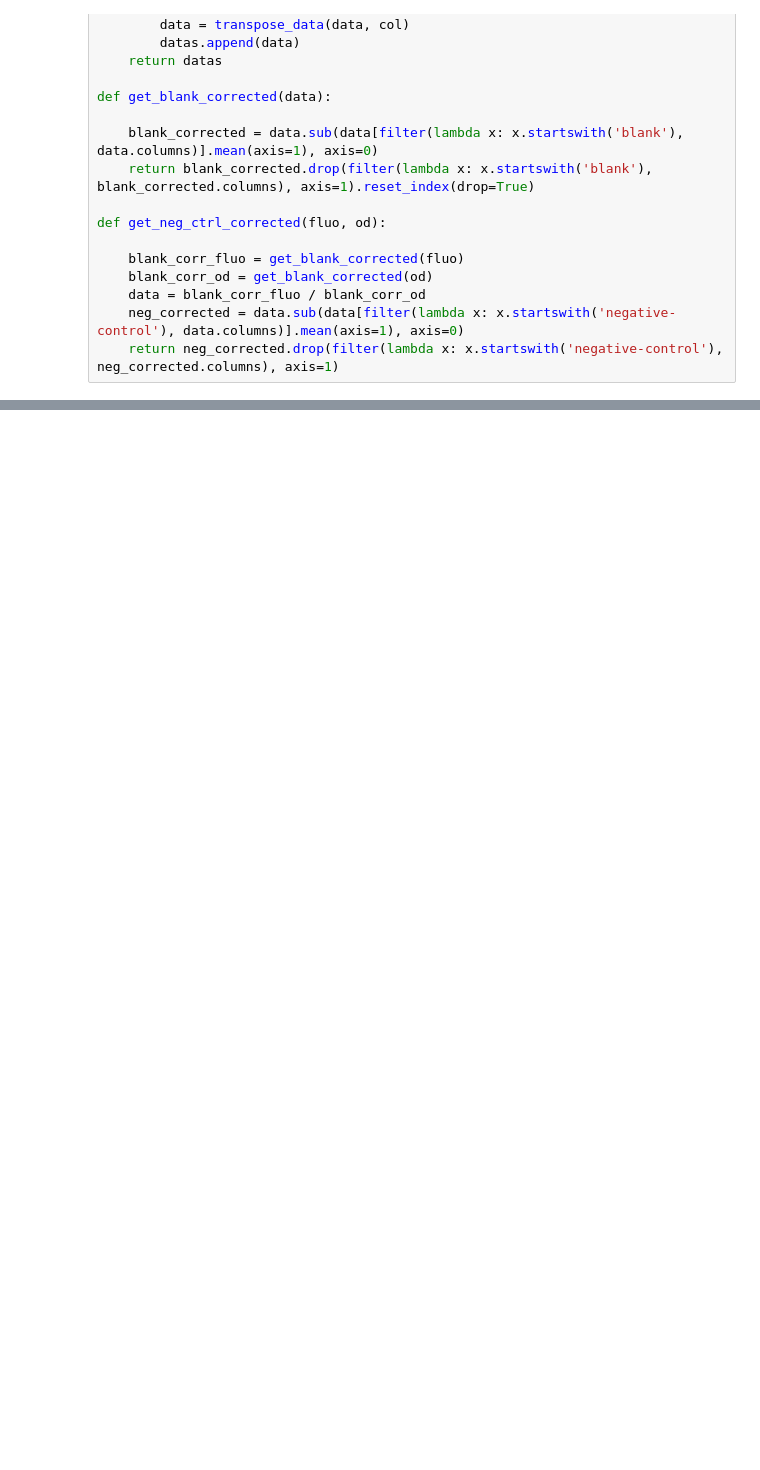
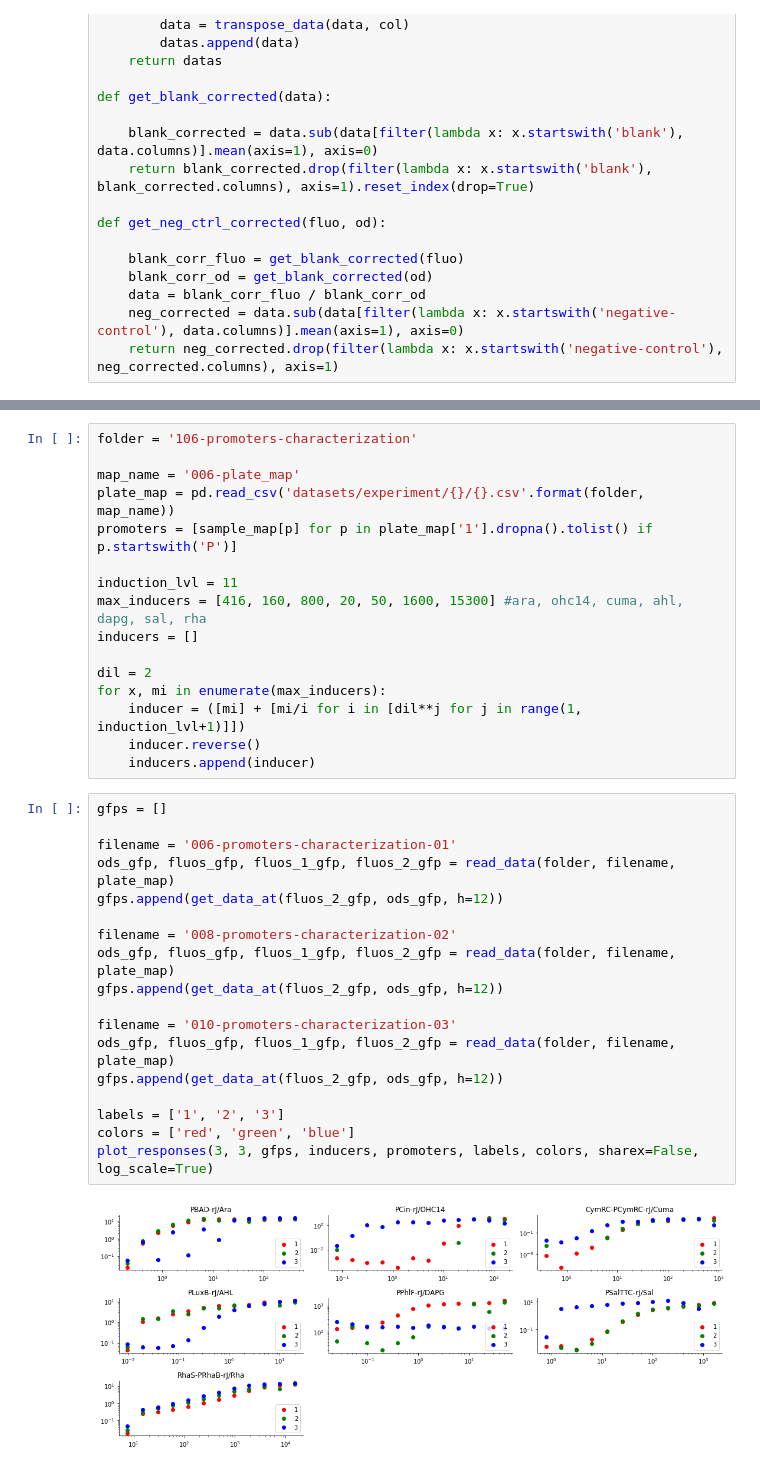
Before and after one commit to rmardian/intein-based-circuits, a Jupyter notebook: Promoters Characterization - JW.ipynb, the cells around one changed output, grey strips where cells are left out. Cells and saved outputs as stored; diff of their text form; blank space fills up the shorter version.

```diff
--- a/Promoters Characterization - JW.ipynb
+++ b/Promoters Characterization - JW.ipynb
@@ -163,0 +192,36 @@ plot_responses(3, 3, [df_gfp, df_mc], inducers, promoters, sharex=False, log_sca
+# %%
+folder = '106-promoters-characterization'
+
+map_name = '006-plate_map'
+plate_map = pd.read_csv('datasets/experiment/{}/{}.csv'.format(folder, map_name))
+promoters = [sample_map[p] for p in plate_map['1'].dropna().tolist() if p.startswith('P')]
+
+induction_lvl = 11
+max_inducers = [416, 160, 800, 20, 50, 1600, 15300] #ara, ohc14, cuma, ahl, dapg, sal, rha
+inducers = []
+
+dil = 2
+for x, mi in enumerate(max_inducers):
+    inducer = ([mi] + [mi/i for i in [dil**j for j in range(1, induction_lvl+1)]])
+    inducer.reverse()
+    inducers.append(inducer)
+# %%
+gfps = []
+
+filename = '006-promoters-characterization-01'
+ods_gfp, fluos_gfp, fluos_1_gfp, fluos_2_gfp = read_data(folder, filename, plate_map)
+gfps.append(get_data_at(fluos_2_gfp, ods_gfp, h=12))
+
+filename = '008-promoters-characterization-02'
+ods_gfp, fluos_gfp, fluos_1_gfp, fluos_2_gfp = read_data(folder, filename, plate_map)
+gfps.append(get_data_at(fluos_2_gfp, ods_gfp, h=12))
+
+filename = '010-promoters-characterization-03'
+ods_gfp, fluos_gfp, fluos_1_gfp, fluos_2_gfp = read_data(folder, filename, plate_map)
+gfps.append(get_data_at(fluos_2_gfp, ods_gfp, h=12))
+
+labels = ['1', '2', '3']
+colors = ['red', 'green', 'blue']
+plot_responses(3, 3, gfps, inducers, promoters, labels, colors, sharex=False, log_scale=True)
+# %% [output]
+[figure, added]
```
Also changed, not shown: parts of 15 cells of this notebook, 17 other files.
